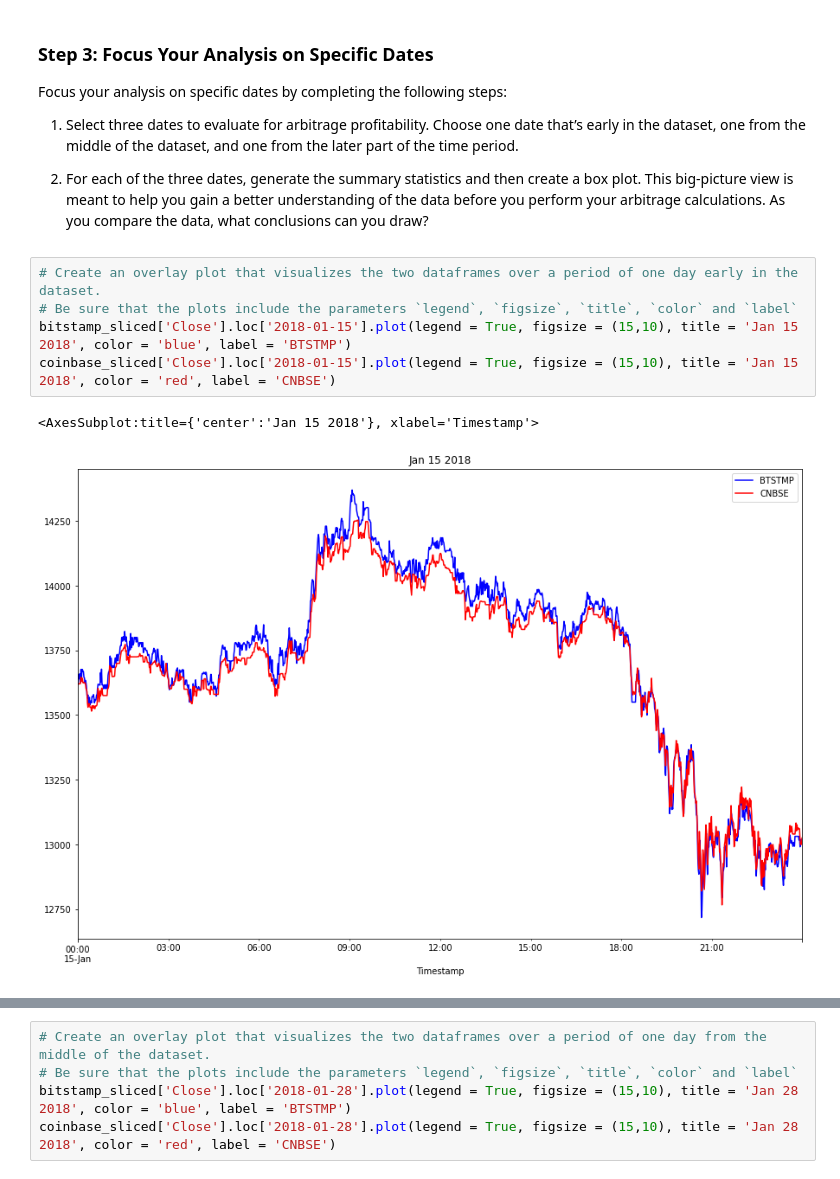
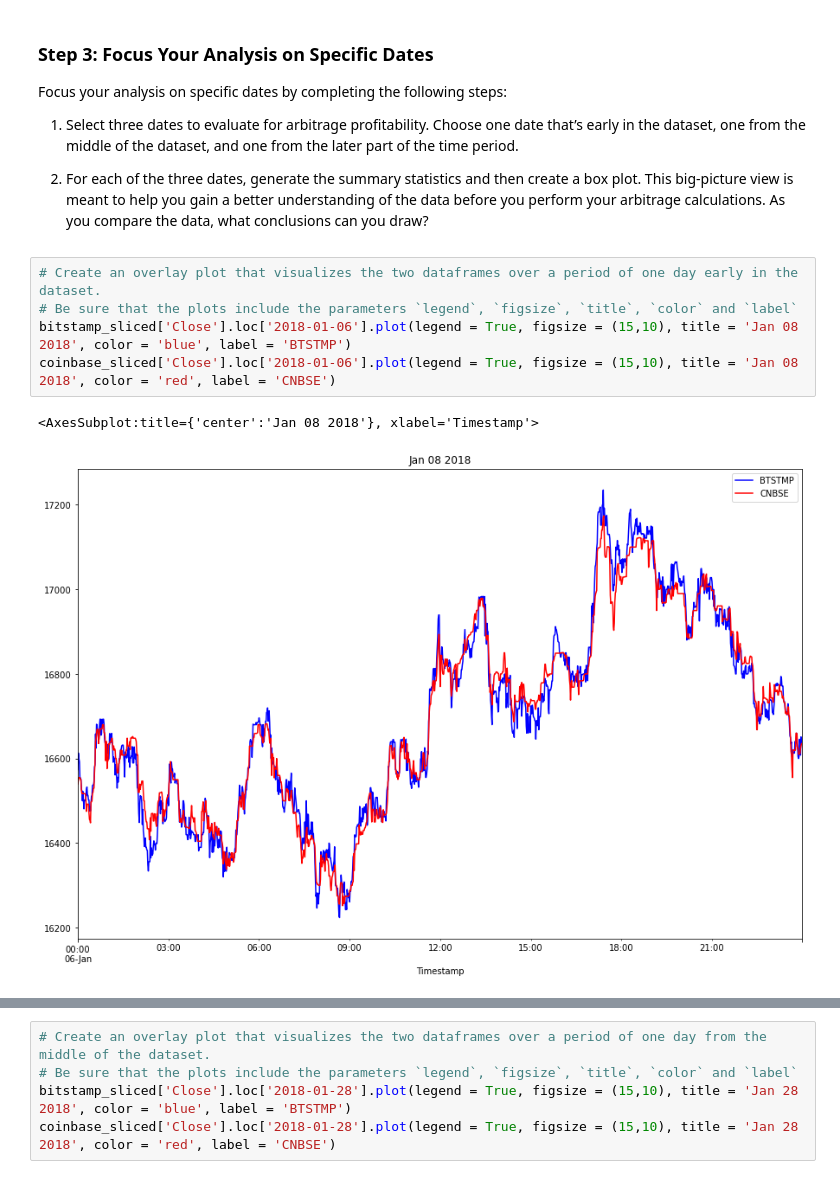
Before and after one commit to Abhishikaf/Bitcoin_Arbitrage, a Jupyter notebook: crypto_arbitrage.ipynb, the cells around one changed output, grey strips where cells are left out. Drawn from its saved outputs; the diff is of its cells as text.

```diff
--- a/crypto_arbitrage.ipynb
+++ b/crypto_arbitrage.ipynb
@@ -295,11 +295,11 @@ Focus your analysis on specific dates by completing the following steps:
 # %%
 # Create an overlay plot that visualizes the two dataframes over a period of one day early in the dataset.
 # Be sure that the plots include the parameters `legend`, `figsize`, `title`, `color` and `label`
-bitstamp_sliced['Close'].loc['2018-01-15'].plot(legend = True, figsize = (15,10), title = 'Jan 15 2018', color = 'blue', label = 'BTSTMP')
-coinbase_sliced['Close'].loc['2018-01-15'].plot(legend = True, figsize = (15,10), title = 'Jan 15 2018', color = 'red', label = 'CNBSE')
+bitstamp_sliced['Close'].loc['2018-01-06'].plot(legend = True, figsize = (15,10), title = 'Jan 08 2018', color = 'blue', label = 'BTSTMP')
+coinbase_sliced['Close'].loc['2018-01-06'].plot(legend = True, figsize = (15,10), title = 'Jan 08 2018', color = 'red', label = 'CNBSE')
 # %% [output]
-<AxesSubplot:title={'center':'Jan 15 2018'}, xlabel='Timestamp'>
+<AxesSubplot:title={'center':'Jan 08 2018'}, xlabel='Timestamp'>
-[figure, old version]
+[figure, new version]
 # %%
 # Using the early date that you have selected, calculate the arbitrage spread
 # by subtracting the bitstamp lower closing prices from the coinbase higher closing prices
```
Also changed, not shown: parts of 32 cells of this notebook.
